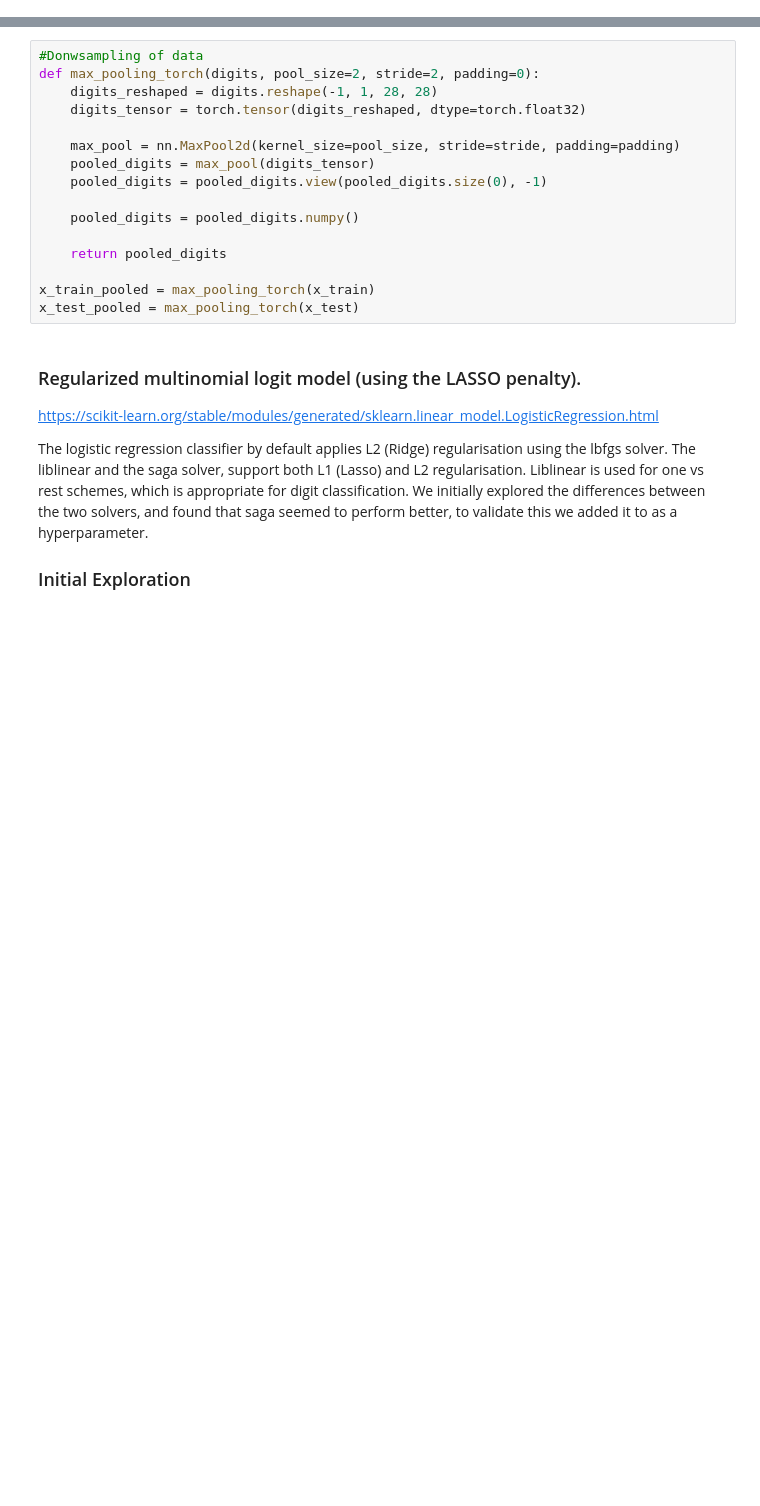
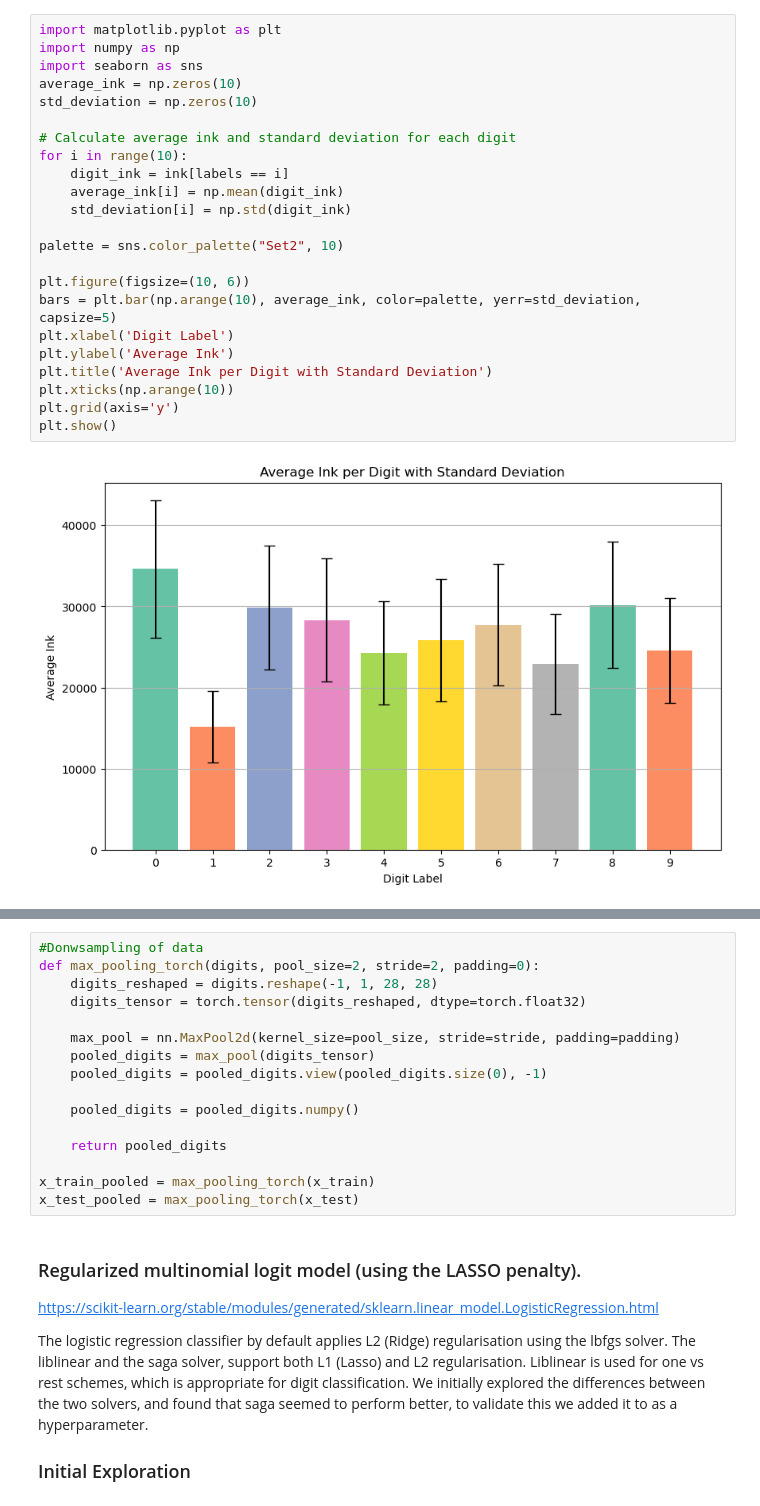
Before and after one commit to efraimdahl/DigitRecognition, a Jupyter notebook: LogitVsSVM.ipynb, the cells around one changed output, grey strips where cells are left out. Drawn from its saved outputs; the diff is of its cells as text; blank space fills up the shorter version.

```diff
--- a/LogitVsSVM.ipynb
+++ b/LogitVsSVM.ipynb
@@ -23,0 +48,25 @@ len(x_test)
+# %%
+import matplotlib.pyplot as plt
+import numpy as np
+import seaborn as sns
+average_ink = np.zeros(10)
+std_deviation = np.zeros(10)
+
+# Calculate average ink and standard deviation for each digit
+for i in range(10):
+    digit_ink = ink[labels == i]
+    average_ink[i] = np.mean(digit_ink)
+    std_deviation[i] = np.std(digit_ink)
+
+palette = sns.color_palette("Set2", 10)
+
+plt.figure(figsize=(10, 6))
+bars = plt.bar(np.arange(10), average_ink, color=palette, yerr=std_deviation, capsize=5)
+plt.xlabel('Digit Label')
+plt.ylabel('Average Ink')
+plt.title('Average Ink per Digit with Standard Deviation')
+plt.xticks(np.arange(10))
+plt.grid(axis='y')
+plt.show()
+# %% [output]
+[figure, added]
```
Also changed, not shown: parts of 27 cells of this notebook.
